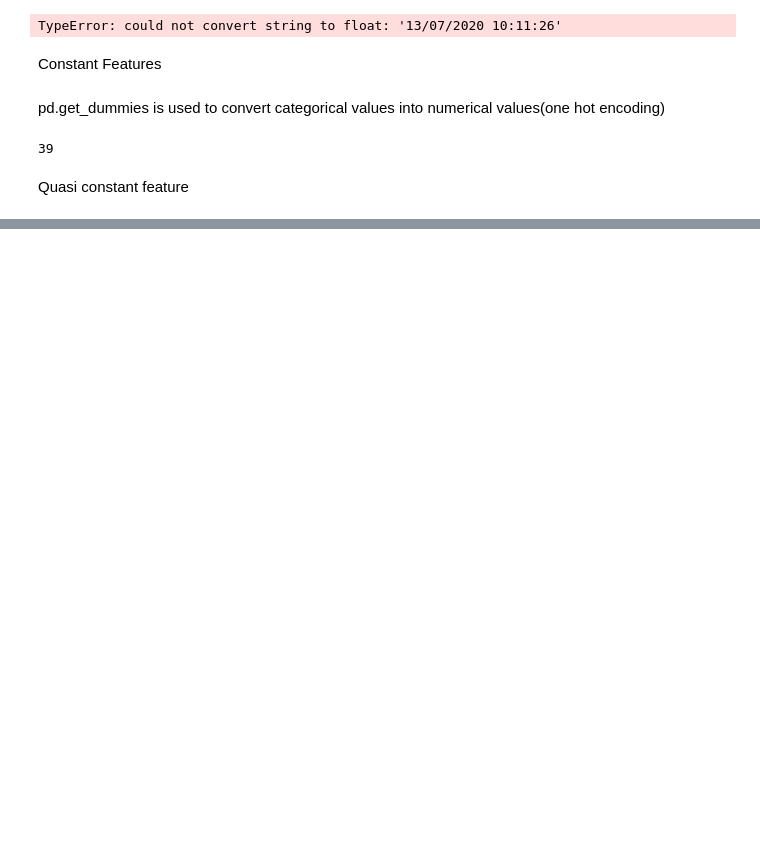
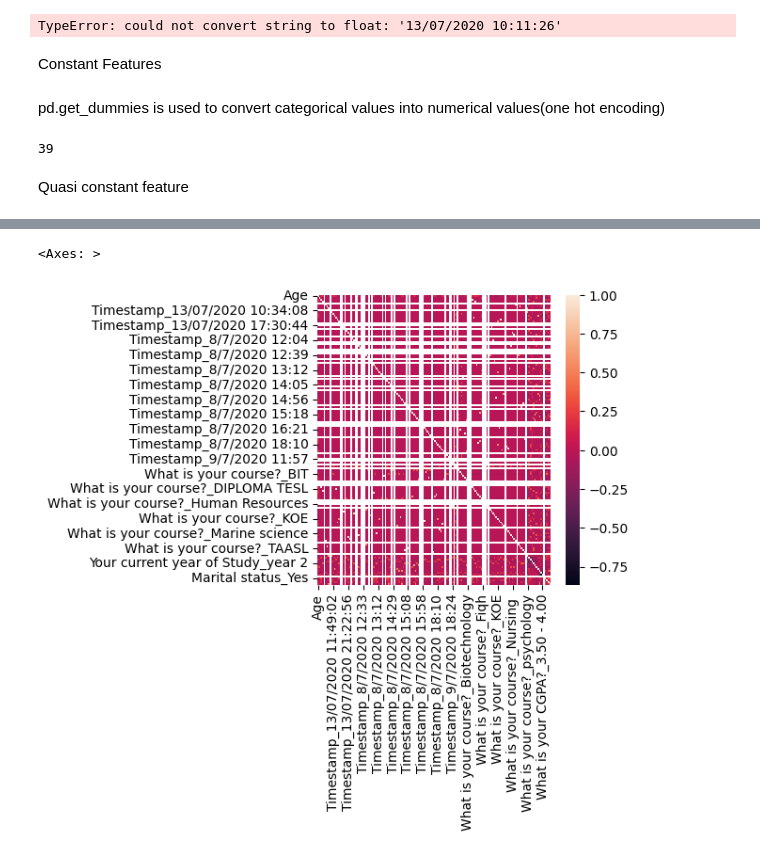
Before and after one commit to priyanka0178885547/ML-LAB, a Jupyter notebook: Week2.ipynb, the cells around one changed output, grey strips where cells are left out. Saved outputs shown, nothing was run; the diff lists cells and outputs as text; code cells hidden in the pictures; blank space fills up the shorter version.

```diff
--- a/Week2.ipynb
+++ b/Week2.ipynb
@@ -85,0 +133,15 @@ x_test.drop(labels=quasi_constant_feat,axis=1,inplace=True)
+# %%
+X2=df.drop(labels=['Do you have Depression?'],axis=1)#input variables
+y2=df['Do you have Depression?']#output variables
+# %%
+ X2=pd.get_dummies(X2,drop_first=True)#encoding the output varaibles to avoid the error
+# %%
+x_train2, x_test2, y_train2, y_test2 = train_test_split(X2, y2, test_size=0.3, random_state=0)
+# %%
+corrmat = x_train2.corr()
+fig, ax = plt.subplots()
+fig.set_size_inches(4,4)
+sns.heatmap(corrmat)
+# %% [output]
+<Axes: >
+[figure, added]
```
Also changed, not shown: parts of 20 cells of this notebook.
